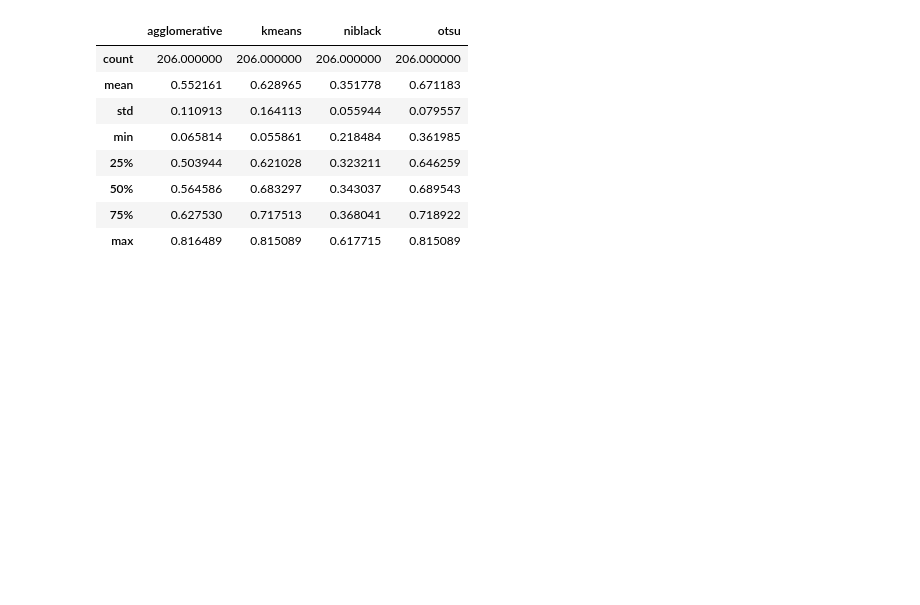
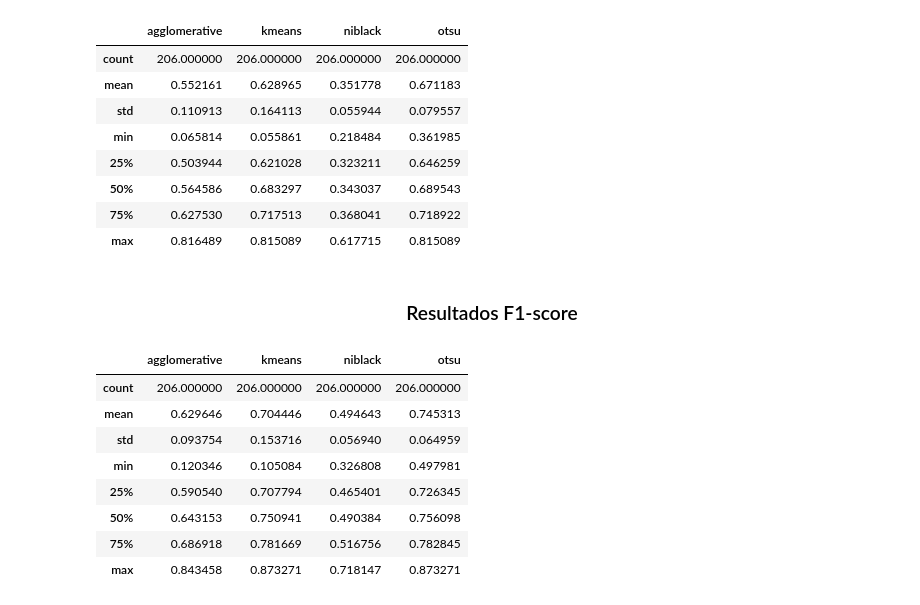
Before and after one commit to bianca-01/VisaoComputacional, a Jupyter notebook: atividade_segmentacao/segmentacao.ipynb, the cells around one changed output. Saved outputs shown, nothing was run; the diff lists cells and outputs as text; code cells hidden in the pictures; blank space fills up the shorter version.

```diff
--- a/atividade_segmentacao/segmentacao.ipynb
+++ b/atividade_segmentacao/segmentacao.ipynb
@@ -147,7 +217,9 @@ run(imgs_obj, masks, path_mask)
 # %%
 acuracia = {}
 jaccard = {}
+f1 = {}
 algoritmos = imgs_obj[0].algoritmos
 for algoritmo in algoritmos:
     acuracia[f'{algoritmo}'] = [img.metricas[algoritmo]['accuracy'] for img in imgs_obj]
     jaccard[f'{algoritmo}'] = [img.metricas[algoritmo]['jaccard'] for img in imgs_obj]
+    f1[f'{algoritmo}'] = [img.metricas[algoritmo]['f1'] for img in imgs_obj]
@@ -182,0 +260,15 @@ with open('imgs.pickle','wb') as i:
+# %% [markdown]
+<h3 style="text-align:center;">Resultados F1-score</h3>
+# %%
+f1_ = pd.DataFrame(f1)
+f1_.describe()
+# %% [output]
+|  | agglomerative | kmeans | niblack | otsu |
+| count | 206.000000 | 206.000000 | 206.000000 | 206.000000 |
+| mean | 0.629646 | 0.704446 | 0.494643 | 0.745313 |
+| std | 0.093754 | 0.153716 | 0.056940 | 0.064959 |
+| min | 0.120346 | 0.105084 | 0.326808 | 0.497981 |
+| 25% | 0.590540 | 0.707794 | 0.465401 | 0.726345 |
+| 50% | 0.643153 | 0.750941 | 0.490384 | 0.756098 |
+| 75% | 0.686918 | 0.781669 | 0.516756 | 0.782845 |
+| max | 0.843458 | 0.873271 | 0.718147 | 0.873271 |
```
Also changed, not shown: parts of 18 cells of this notebook, 1 other file.
